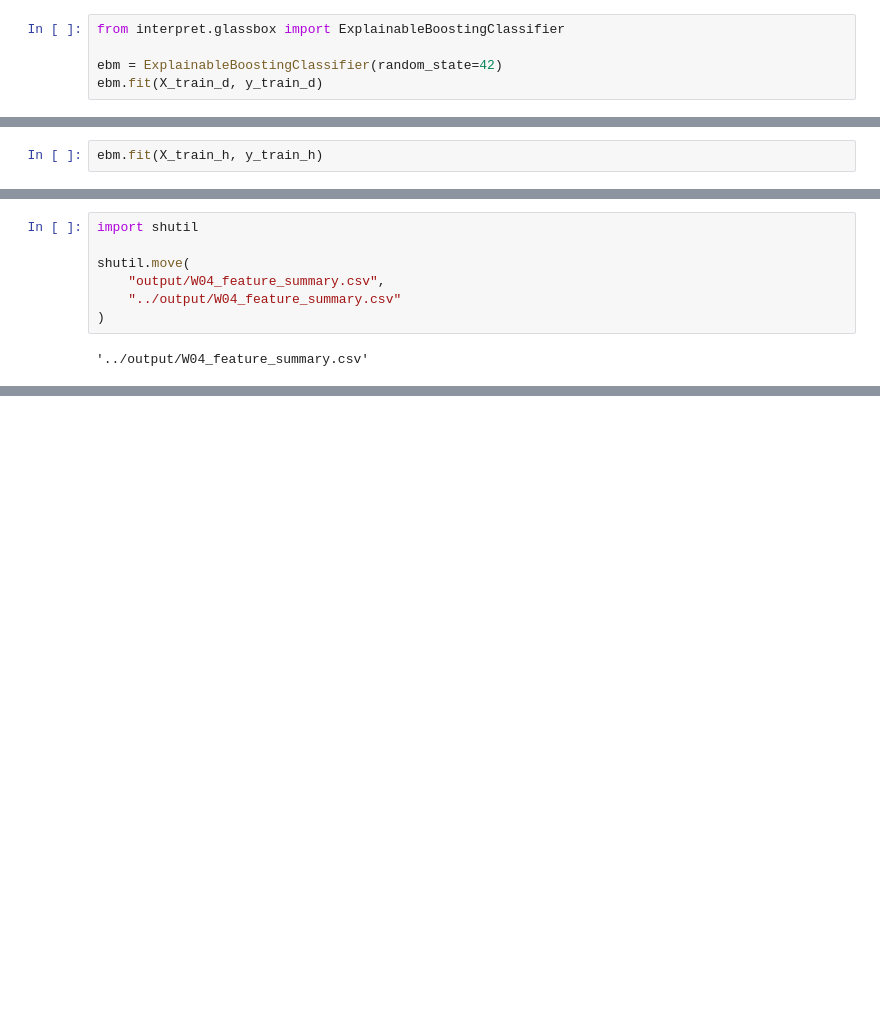
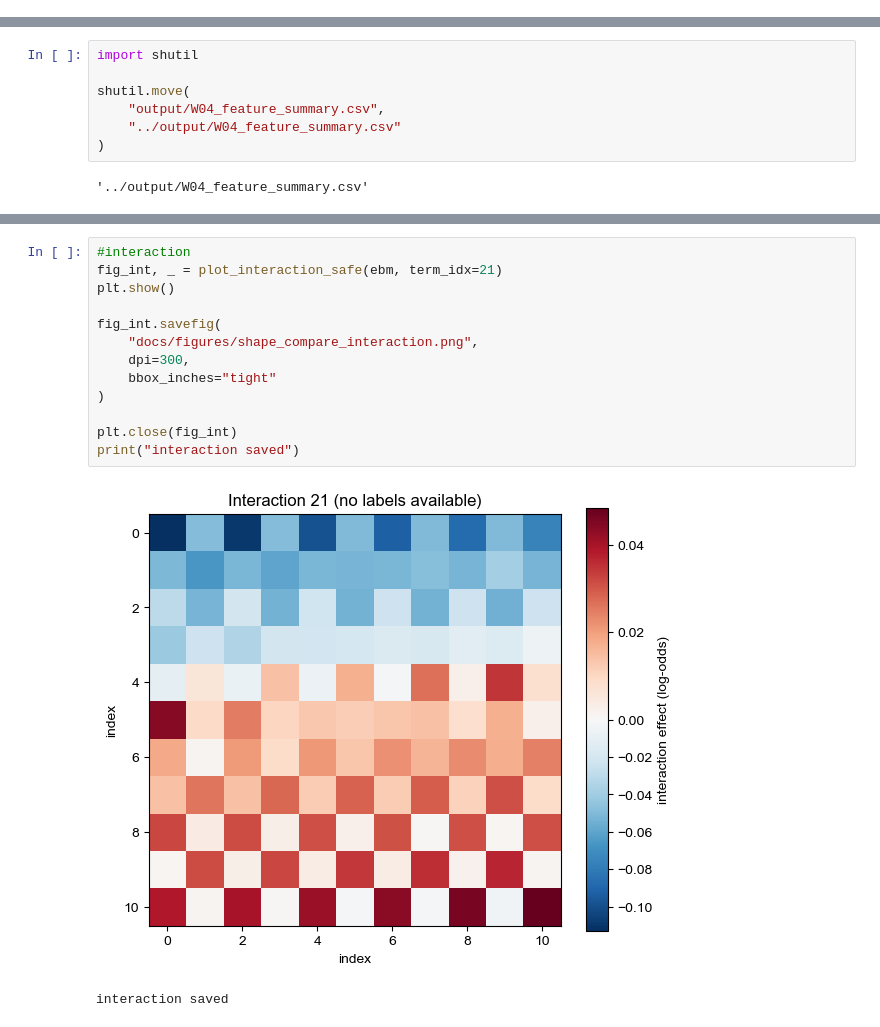
Before and after one commit to TY-1211/InterpretDash_1258028, a Jupyter notebook: notebooks/W04_05_paper_design.ipynb, the cells around one changed output, grey strips where cells are left out. Cells and saved outputs as stored; diff of their text form; blank space fills up the shorter version.

```diff
--- a/notebooks/W04_05_paper_design.ipynb
+++ b/notebooks/W04_05_paper_design.ipynb
@@ -58,5 +0,0 @@ show(hist_diabetes)
-# %%
-from interpret.glassbox import ExplainableBoostingClassifier
-
-ebm = ExplainableBoostingClassifier(random_state=42)
-ebm.fit(X_train_d, y_train_d)
@@ -136,2 +0,0 @@ show(hist_heart)
-# %%
-ebm.fit(X_train_h, y_train_h)
@@ -549,0 +510,16 @@ shutil.move(
+# %%
+#interaction
+fig_int, _ = plot_interaction_safe(ebm, term_idx=21)
+plt.show()
+
+fig_int.savefig(
+    "docs/figures/shape_compare_interaction.png",
+    dpi=300,
+    bbox_inches="tight"
+)
+
+plt.close(fig_int)
+print("interaction saved")
+# %% [output]
+[figure, added]
+interaction saved
```
Also changed, not shown: parts of 80 cells of this notebook, 5 other files.
